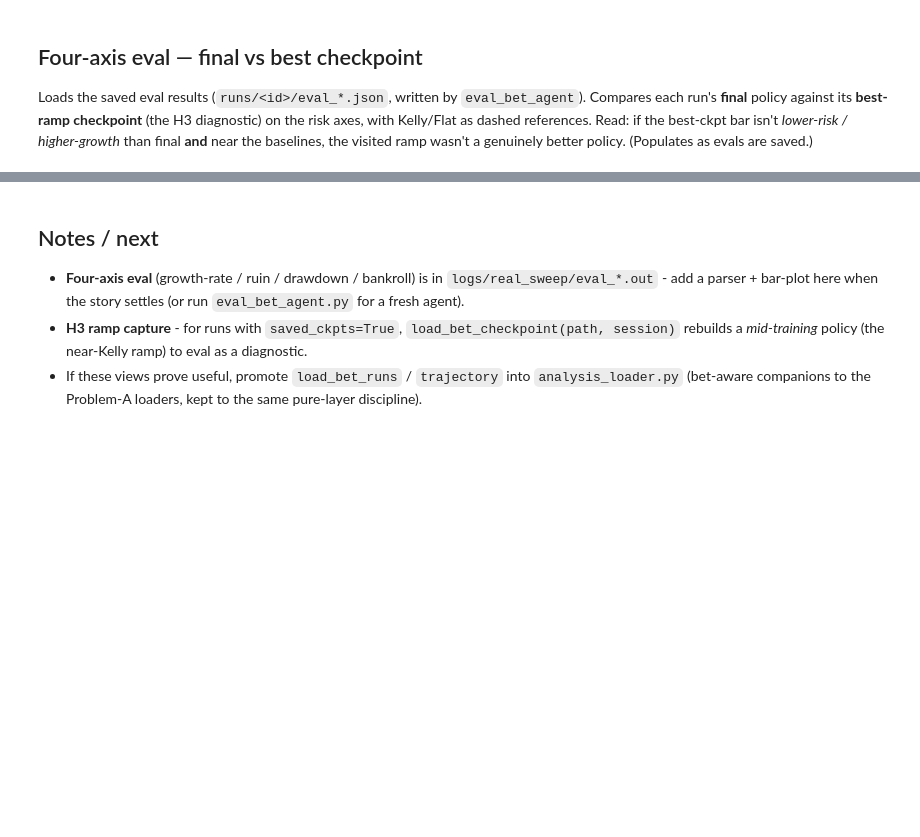
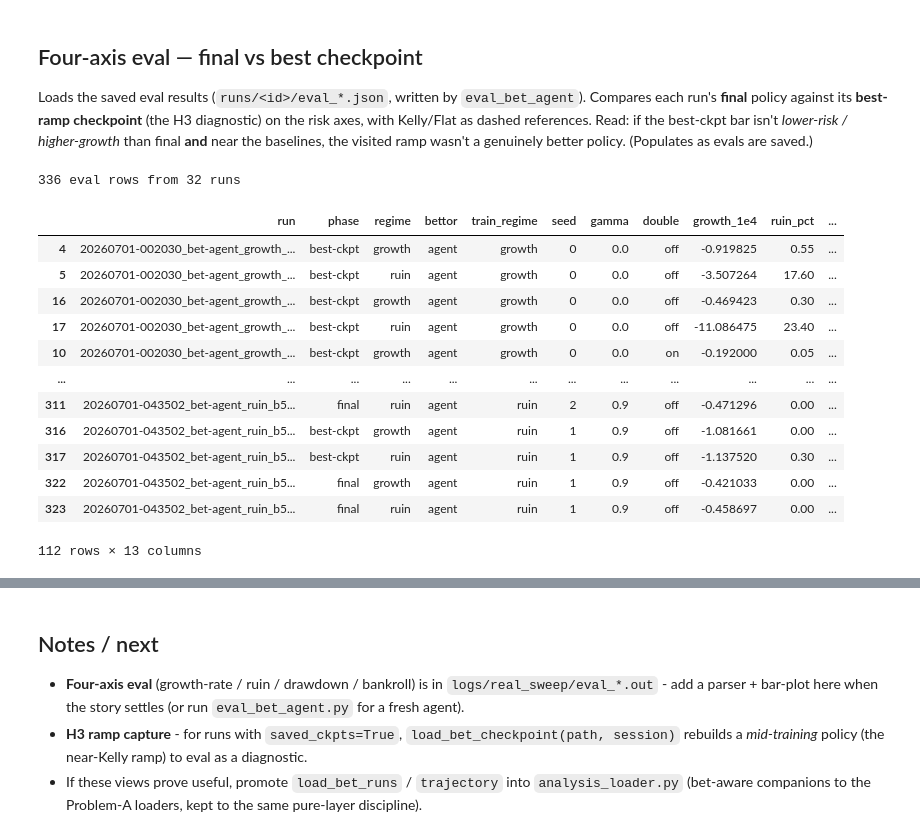
Before and after one commit to arda-basarici/blackjack-rl, a Jupyter notebook: analysis/scratch/b2d_bet_investigation.ipynb, the cells around one changed output, grey strips where cells are left out. Saved outputs shown, nothing was run; the diff lists cells and outputs as text; code cells hidden in the pictures; blank space fills up the shorter version.

```diff
--- a/analysis/scratch/b2d_bet_investigation.ipynb
+++ b/analysis/scratch/b2d_bet_investigation.ipynb
@@ -259,34 +294,53 @@ def _dd_pct(cell_metrics: dict) -> float:
 
 def _bankroll_p50(cell_metrics: dict) -> float:
     quantiles = cell_metrics["bankroll"]["quantiles"]
     return quantiles.get("0.5", quantiles.get(0.5))  # JSON stringified the float keys
 
 
 def load_bet_evals() -> pd.DataFrame:
     """Saved four-axis evals (runs/<id>/eval_*.json) -> one row per (run, phase, regime, bettor)."""
     rows = []
     for f in sorted(glob.glob(str(RUNS / "*" / "eval_*.json"))):
         try:
             rec = json.load(open(f, encoding="utf-8"))
         except Exception:
             continue
         if rec.get("kind") != "bet_eval":
             continue
-        phase = "final" if rec.get("checkpoint_session") is None else f"ckpt@{rec['checkpoint_session']}"
+        cfg = json.load(open(Path(f).parent / "record.json", encoding="utf-8"))["config"]
+        train_regime = "growth" if (cfg.get("session", {}).get("starting_bankroll", 0) >= 400) else "ruin"
+        phase = "final" if rec.get("checkpoint_session") is None else "best-ckpt"
         for label, m in rec["metrics"].items():
             regime, bettor = label.split("/")
             rows.append({
                 "run": Path(f).parent.name, "phase": phase, "regime": regime, "bettor": bettor,
+                "train_regime": train_regime, "seed": cfg.get("seed"), "gamma": cfg.get("gamma"),
+                "double": "on" if cfg.get("double_dqn") else "off",
                 "growth_1e4": m["growth_rate"]["value"] * 1e4, "ruin_pct": m["ruin"]["estimate"] * 100,
                 "dd_pct": _dd_pct(m), "bankroll_p50": _bankroll_p50(m), "n_sessions": rec["n_sessions"],
             })
     return pd.DataFrame(rows)
 
 
 evals = load_bet_evals()
 print(f"{len(evals)} eval rows from {evals.run.nunique() if len(evals) else 0} runs" if len(evals)
       else "no saved evals yet — run eval_bet_agent / eval_best_checkpoints first")
 evals[evals.bettor == "agent"].sort_values(["run", "phase"]) if len(evals) else evals
+# %% [output]
+336 eval rows from 32 runs
+|  | run | phase | regime | bettor | train_regime | seed | gamma | double | growth_1e4 | ruin_pct | ... |
+| 4 | 20260701-002030_bet-agent_growth_... | best-ckpt | growth | agent | growth | 0 | 0.0 | off | -0.919825 | 0.55 | ... |
+| 5 | 20260701-002030_bet-agent_growth_... | best-ckpt | ruin | agent | growth | 0 | 0.0 | off | -3.507264 | 17.60 | ... |
+| 16 | 20260701-002030_bet-agent_growth_... | best-ckpt | growth | agent | growth | 0 | 0.0 | off | -0.469423 | 0.30 | ... |
+| 17 | 20260701-002030_bet-agent_growth_... | best-ckpt | ruin | agent | growth | 0 | 0.0 | off | -11.086475 | 23.40 | ... |
+| 10 | 20260701-002030_bet-agent_growth_... | best-ckpt | growth | agent | growth | 0 | 0.0 | on | -0.192000 | 0.05 | ... |
+| ... | ... | ... | ... | ... | ... | ... | ... | ... | ... | ... | ... |
+| 311 | 20260701-043502_bet-agent_ruin_b5... | final | ruin | agent | ruin | 2 | 0.9 | off | -0.471296 | 0.00 | ... |
+| 316 | 20260701-043502_bet-agent_ruin_b5... | best-ckpt | growth | agent | ruin | 1 | 0.9 | off | -1.081661 | 0.00 | ... |
+| 317 | 20260701-043502_bet-agent_ruin_b5... | best-ckpt | ruin | agent | ruin | 1 | 0.9 | off | -1.137520 | 0.30 | ... |
+| 322 | 20260701-043502_bet-agent_ruin_b5... | final | growth | agent | ruin | 1 | 0.9 | off | -0.421033 | 0.00 | ... |
+| 323 | 20260701-043502_bet-agent_ruin_b5... | final | ruin | agent | ruin | 1 | 0.9 | off | -0.458697 | 0.00 | ... |
+112 rows × 13 columns
 # %%
 def plot_final_vs_best(evals: pd.DataFrame, regime: str = "ruin", metric: str = "dd_pct") -> None:
     """Per-run agent `metric` at final vs best-ckpt (grouped bars), with kelly/flat as dashed references."""
```
Also changed, not shown: parts of 11 cells of this notebook, 7 other files.
